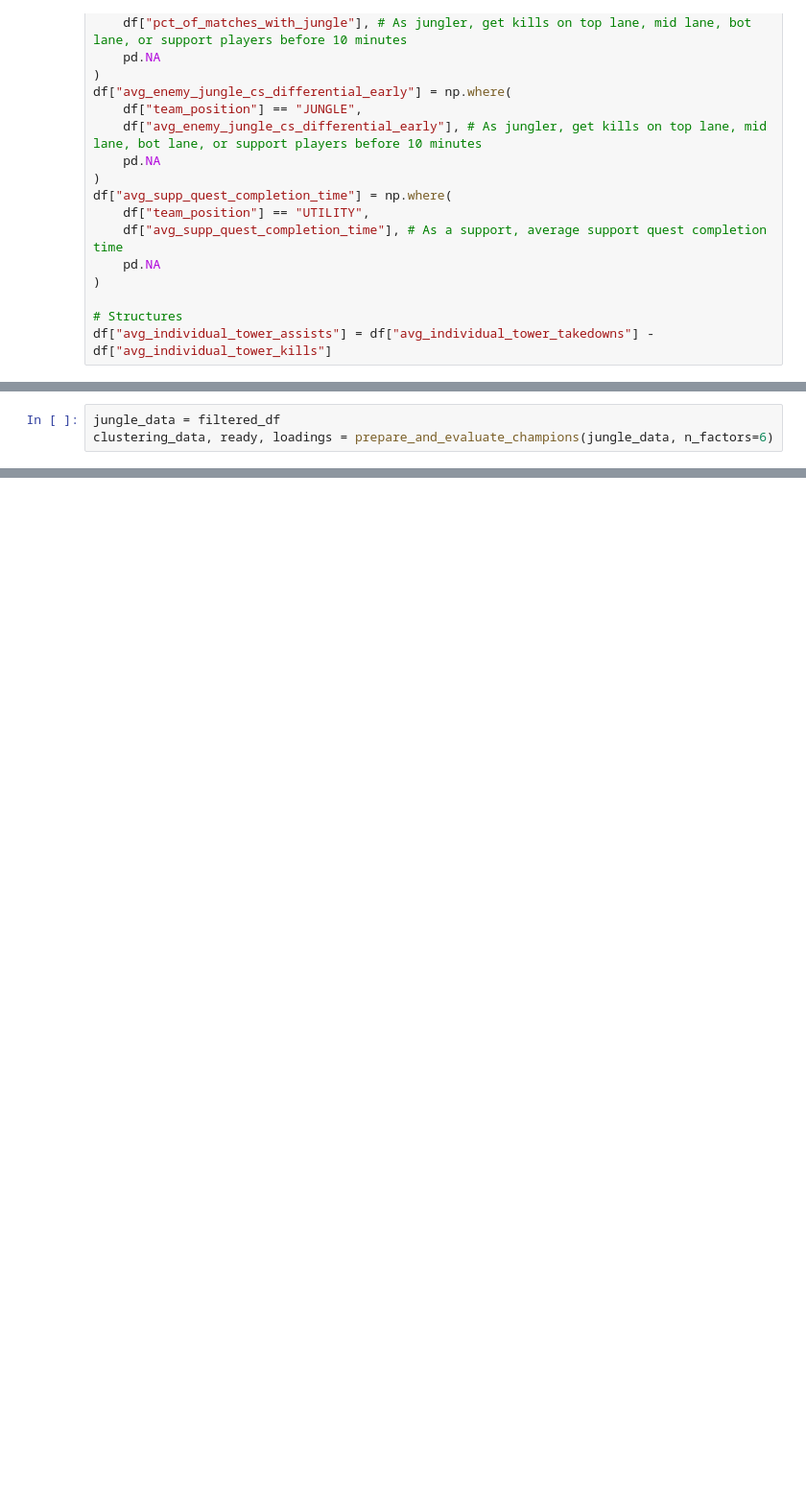
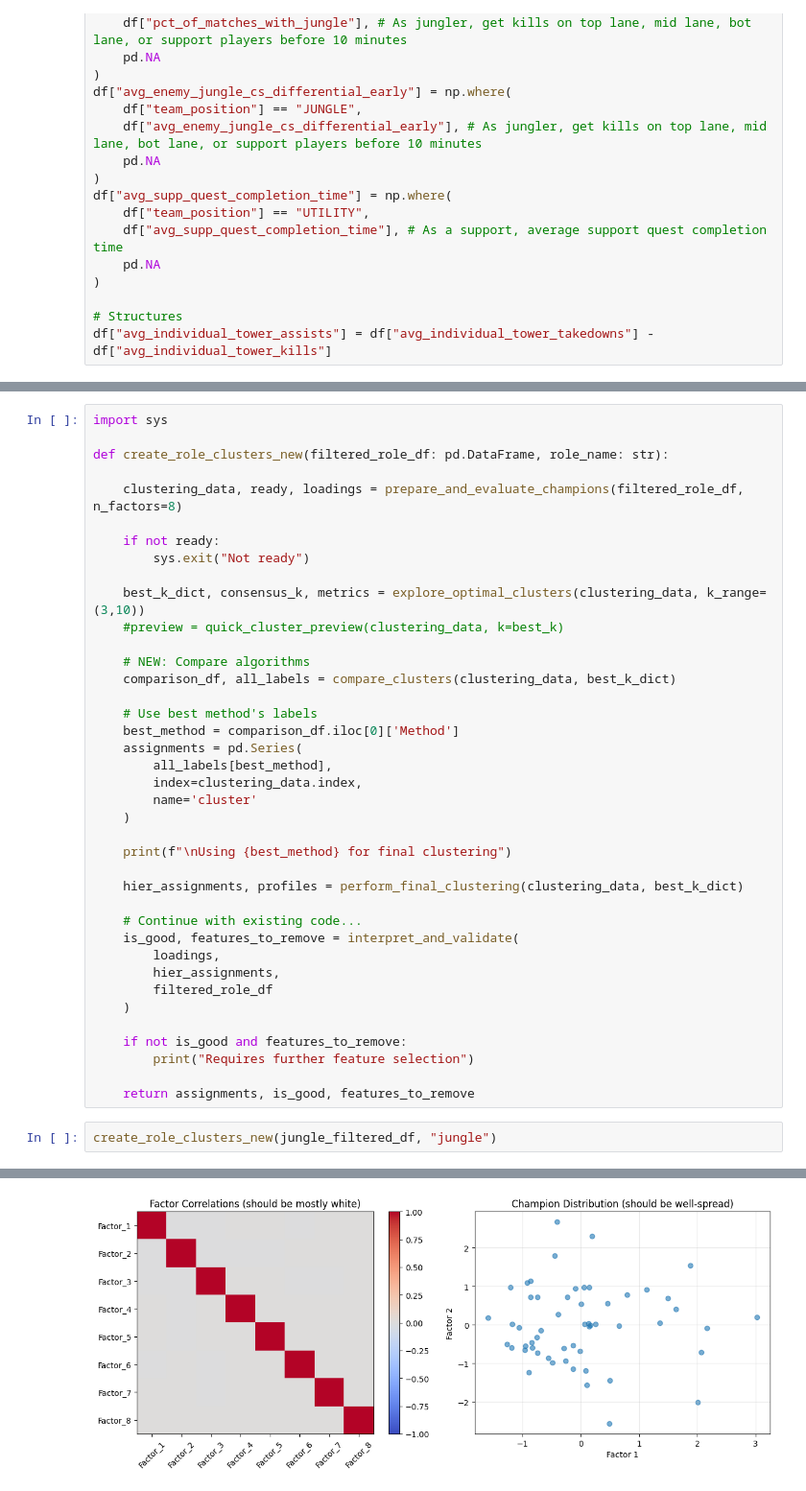
Before and after one commit to calebeurich/lol-helper, a Jupyter notebook: clustering/systematic_clustering.ipynb, the cells around one changed output, grey strips where cells are left out. Shown at 96% size. Cells and saved outputs as stored; diff of their text form; blank space fills up the shorter version.

Commit message:
Latest clustering, might revert to KMeans approach

```diff
--- a/clustering/systematic_clustering.ipynb
+++ b/clustering/systematic_clustering.ipynb
@@ -606,5 +342,2 @@ def prepare_and_evaluate_champions(data, n_factors=8):
 
     return factor_scores, success, loadings
-# %%
-jungle_data = filtered_df
-clustering_data, ready, loadings = prepare_and_evaluate_champions(jungle_data, n_factors=6)
@@ -1674,0 +1114,42 @@ Defining characteristics:
+# %%
+import sys
+
+def create_role_clusters_new(filtered_role_df: pd.DataFrame, role_name: str):
+
+    clustering_data, ready, loadings = prepare_and_evaluate_champions(filtered_role_df, n_factors=8)
+
+    if not ready:
+        sys.exit("Not ready")
+
+    best_k_dict, consensus_k, metrics = explore_optimal_clusters(clustering_data, k_range=(3,10))
+    #preview = quick_cluster_preview(clustering_data, k=best_k)
+
+    # NEW: Compare algorithms
+    comparison_df, all_labels = compare_clusters(clustering_data, best_k_dict)
+
+    # Use best method's labels
+    best_method = comparison_df.iloc[0]['Method']
+    assignments = pd.Series(
+        all_labels[best_method],
+        index=clustering_data.index,
+        name='cluster'
+    )
+
+    print(f"\nUsing {best_method} for final clustering")
+
+    hier_assignments, profiles = perform_final_clustering(clustering_data, best_k_dict)
+
+    # Continue with existing code...
+    is_good, features_to_remove = interpret_and_validate(
+        loadings,
+        hier_assignments,
+        filtered_role_df
+    )
+
+    if not is_good and features_to_remove:
+        print("Requires further feature selection")
+
+    return assignments, is_good, features_to_remove
+# %%
+create_role_clusters_new(jungle_filtered_df, "jungle")
+# %% [output]
@@ -1674,0 +1173 @@ Defining characteristics:
+[figure, added]
```
Also changed, not shown: parts of 17 cells of this notebook, 2 other files.
